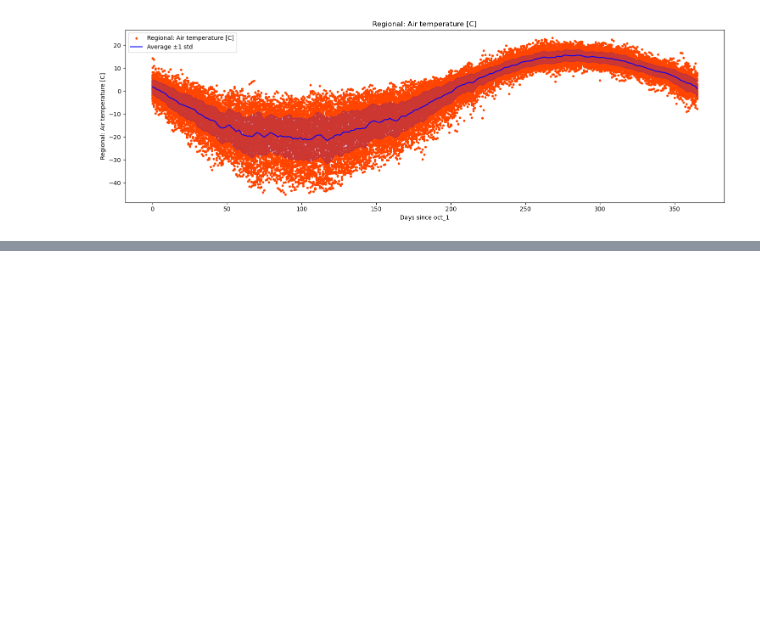
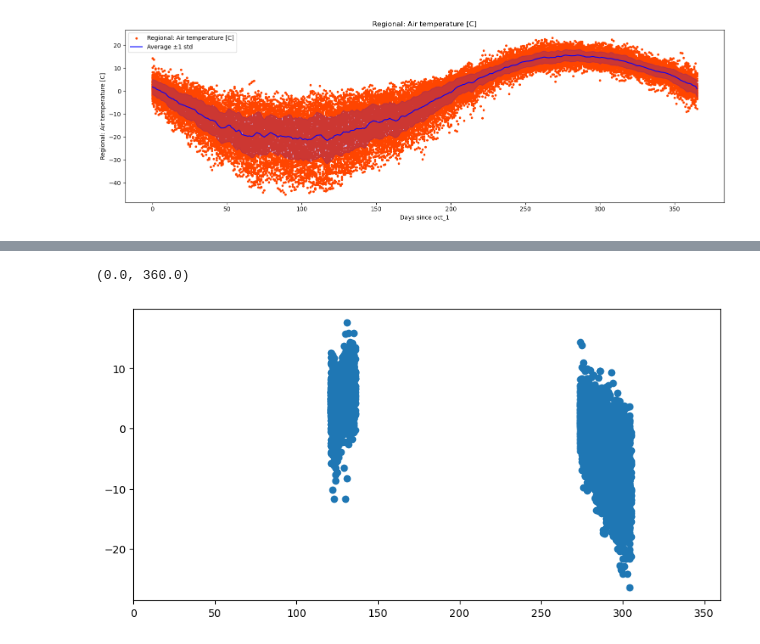
Before and after one commit to iceclassic/mude, a Jupyter notebook: book/Part_1/numerical_model.ipynb, the cells around one changed output, grey strips where cells are left out. Cells and saved outputs as stored; diff of their text form; code cells hidden in the pictures; blank space fills up the shorter version.

```diff
--- a/book/Part_1/numerical_model.ipynb
+++ b/book/Part_1/numerical_model.ipynb
@@ -86,0 +103,9 @@ seasonal_trends(Data,k=1,plot_mean_std=True,columns_to_plot=['Regional: Air temp
+# %%
+filtered_2=filter_df(Data,start_date='10/01',end_date='05/15')
+# lest double check wiht a very quick plot
+plt.figure(figsize=(10,5))
+plt.scatter(filtered_2['Days since start of year'],filtered_2['Regional: Air temperature [C]'])
+plt.xlim(0, 360)
+# %% [output]
+(0.0, 360.0)
+[figure, added]
```
Also changed, not shown: parts of 11 cells of this notebook, 2 other files.
